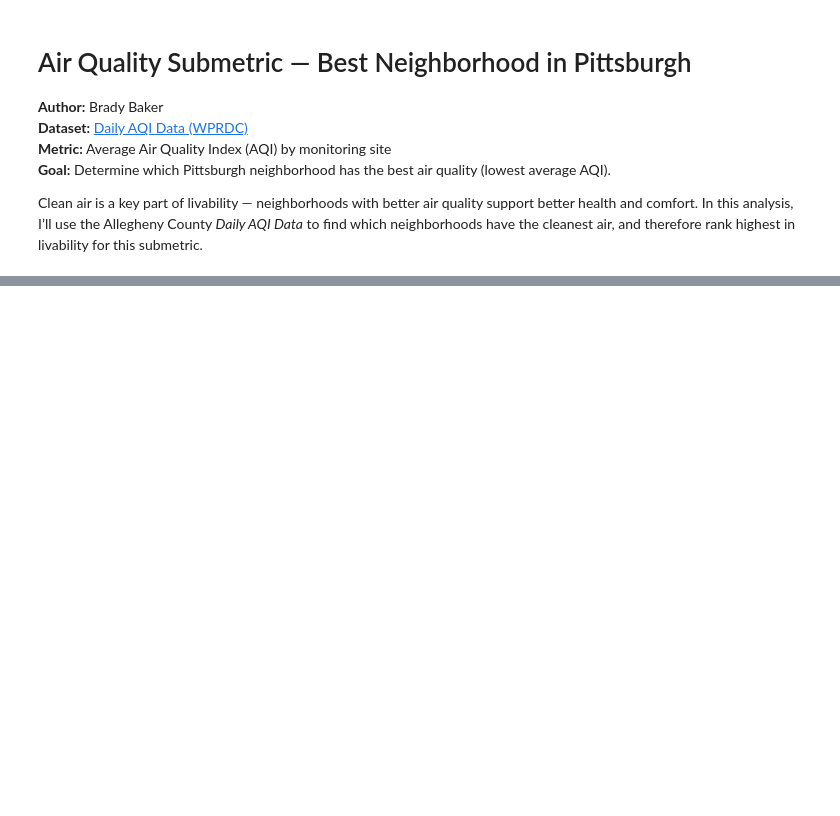
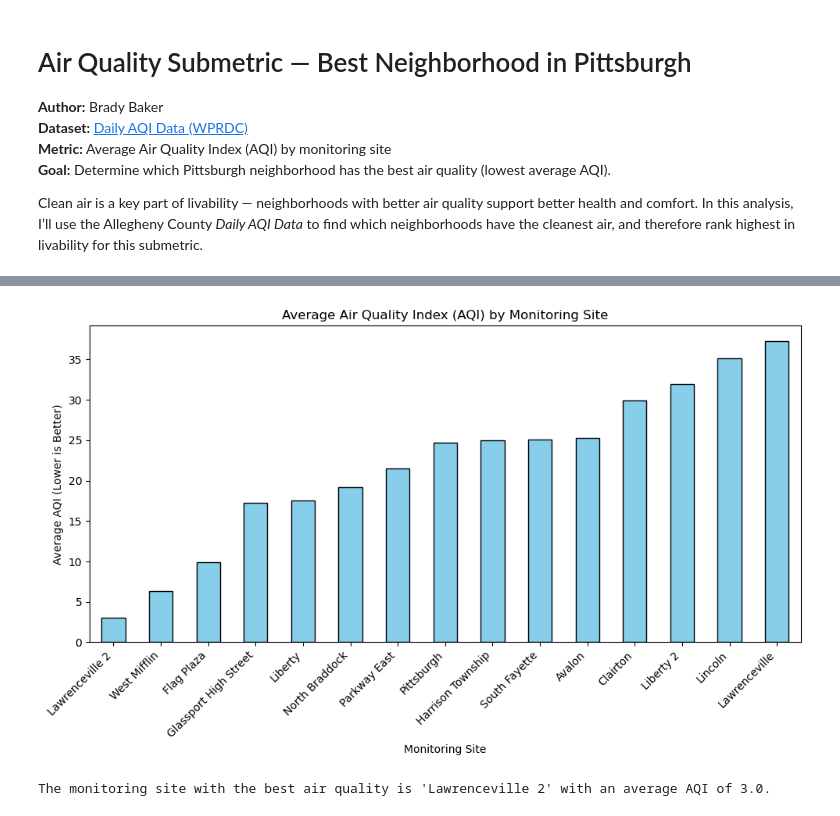
Before and after one commit to BradyBaker1212/Pittsburgh-Best-Neighborhood, a Jupyter notebook: Notebooks/air_quality_metric.ipynb, the cells around one changed output, grey strips where cells are left out. Saved outputs shown, nothing was run; the diff lists cells and outputs as text; code cells hidden in the pictures; blank space fills up the shorter version.

Commit message:
Add Air Quality submetric notebook

```diff
--- a/Notebooks/air_quality_metric.ipynb
+++ b/Notebooks/air_quality_metric.ipynb
@@ -19,0 +25,6 @@ FileNotFoundError: [Errno 2] No such file or directory: 'Daily_AQI_Data.csv'
+# %%
+aqi.columns = aqi.columns.str.strip().str.lower()
+aqi_clean = aqi[['date', 'site', 'index_value', 'description']].copy()
+aqi_clean = aqi_clean.dropna(subset=['index_value'])
+aqi_clean['index_value'] = pd.to_numeric(aqi_clean['index_value'], errors='coerce')
+aqi_clean.head()
@@ -19,0 +38,4 @@ FileNotFoundError: [Errno 2] No such file or directory: 'Daily_AQI_Data.csv'
+# %%
+avg_aqi = aqi_clean.groupby('site')['index_value'].mean().sort_values()
+avg_aqi = avg_aqi.round(1)
+avg_aqi
@@ -19,0 +60,18 @@ FileNotFoundError: [Errno 2] No such file or directory: 'Daily_AQI_Data.csv'
+# %%
+plt.figure(figsize=(10,6))
+avg_aqi.plot(kind='bar', color='skyblue', edgecolor='black')
+plt.title('Average Air Quality Index (AQI) by Monitoring Site')
+plt.ylabel('Average AQI (Lower is Better)')
+plt.xlabel('Monitoring Site')
+plt.xticks(rotation=45, ha='right')
+plt.tight_layout()
+plt.show()
+# %% [output]
+[figure, added]
+# %%
+best_site = avg_aqi.idxmin()
+best_value = avg_aqi.min()
+
+print(f"The monitoring site with the best air quality is '{best_site}' with an average AQI of {best_value}.")
+# %% [output]
+The monitoring site with the best air quality is 'Lawrenceville 2' with an average AQI of 3.0.
```
Also changed, not shown: parts of 3 cells of this notebook, 1 other file.
